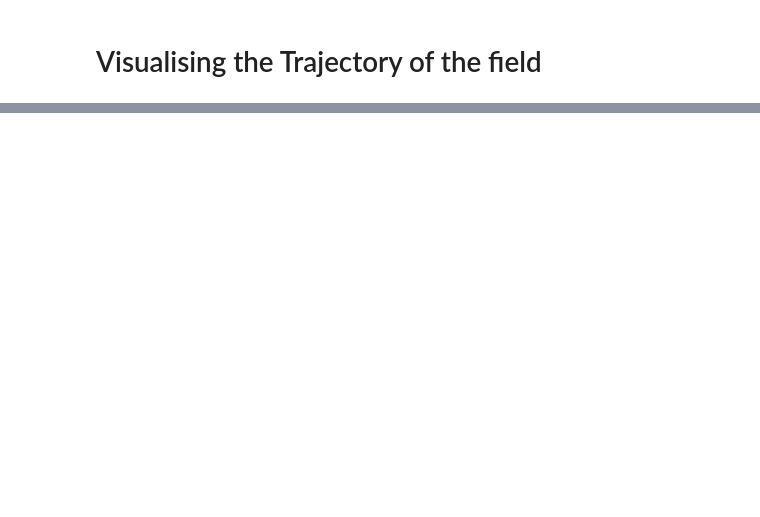
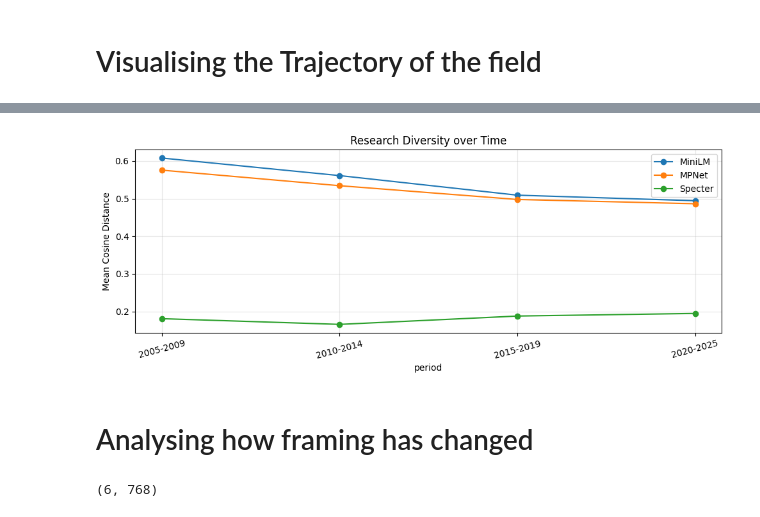
Before and after one commit to rohan-crypto/Text_Analytics_Team33_Task3, a Jupyter notebook: notebooks/SBERT_Nithya.ipynb, the cells around one changed output, grey strips where cells are left out. Cells and saved outputs as stored; diff of their text form; code cells hidden in the pictures; blank space fills up the shorter version.

Commit message:
Analysed semantic change, research diversity and framing shifts over time

```diff
--- a/notebooks/SBERT_Nithya.ipynb
+++ b/notebooks/SBERT_Nithya.ipynb
@@ -285,0 +646,23 @@ files.download('/content/trajectory_topics_nithya.png')
+# %%
+# measuring average distance within each period
+diversity_rows_period = []
+
+for model_name,embdngs in embeddings_dict.items():
+    for p in period_order:
+        mask = df['period'] == p
+        period_embdngs = embdngs[mask]
+        centroid = period_embdngs.mean(axis=0)
+        if len(period_embdngs)>1000:
+            choice = np.random.choice(len(period_embdngs),1000,replace=False)
+            sample_embdngs = period_embdngs[choice]
+        else:
+            sample_embdngs = period_embdngs
+        dist = []
+        for se in sample_embdngs:
+            cos_sim = manual_cossim(se,centroid)
+            dist.append(1 - cos_sim)
+        avg_diversity = np.mean(dist)
+        diversity_rows_period.append({'model': model_name,'period': p,'diversity_score': round(avg_diversity,4)})
+
+diversity_table = pd.DataFrame(diversity_rows_period)
+print(diversity_table)
@@ -285,0 +683,19 @@ files.download('/content/trajectory_topics_nithya.png')
+# %%
+fig,ax = plt.subplots(figsize=(10,4))
+
+for model_name in ['MiniLM','MPNet','Specter']:
+    rows = diversity_table[diversity_table['model'] == model_name]
+    rows = rows.set_index('period').reindex(period_order)
+    ax.plot(period_order,rows['diversity_score'].values,marker='o',label=model_name)
+
+ax.set_xlabel('period')
+ax.set_ylabel('Mean Cosine Distance')
+ax.set_title('Research Diversity over Time')
+ax.legend()
+ax.grid(True,alpha=0.3)
+plt.xticks(rotation=15)
+plt.tight_layout()
+plt.savefig('/content/diversity_over_time_nithya.png',dpi=150)
+files.download('/content/diversity_over_time_nithya.png')
+plt.show()
+# %% [output]
@@ -285,0 +704,16 @@ files.download('/content/trajectory_topics_nithya.png')
+[figure, added]
+# %% [markdown]
+# Analysing how framing has changed
+# %%
+eg_sentence = {'state-of-the-art': 'Our approach achieves state-of-the-art results on standard benchmarks',
+             'theoretical': 'We provide a formal analysis of properties and establish theoretical results',
+             'real-world appln': 'We demonstrate the practical application of our framework in a real-world scenario',
+             'new dataset': 'We present a novel, large-scale annotated dataset',
+             'scaling up': 'We scale our model to billions of parameters',
+             'interpretability': 'We analyse what the model has learned internally'}
+
+names = list(eg_sentence.keys())
+framing_embdngs = model_specter.encode(list(eg_sentence.values()),convert_to_numpy=True)
+print(framing_embdngs.shape)
+# %% [output]
+(6, 768)
```
Also changed, not shown: parts of 41 cells of this notebook, 4 other files.
